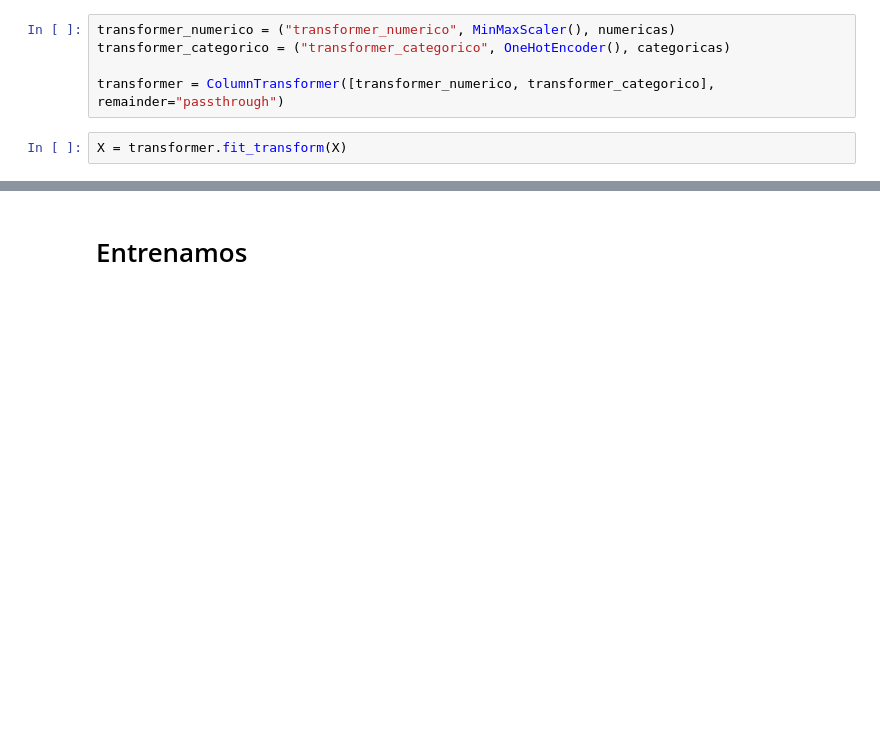
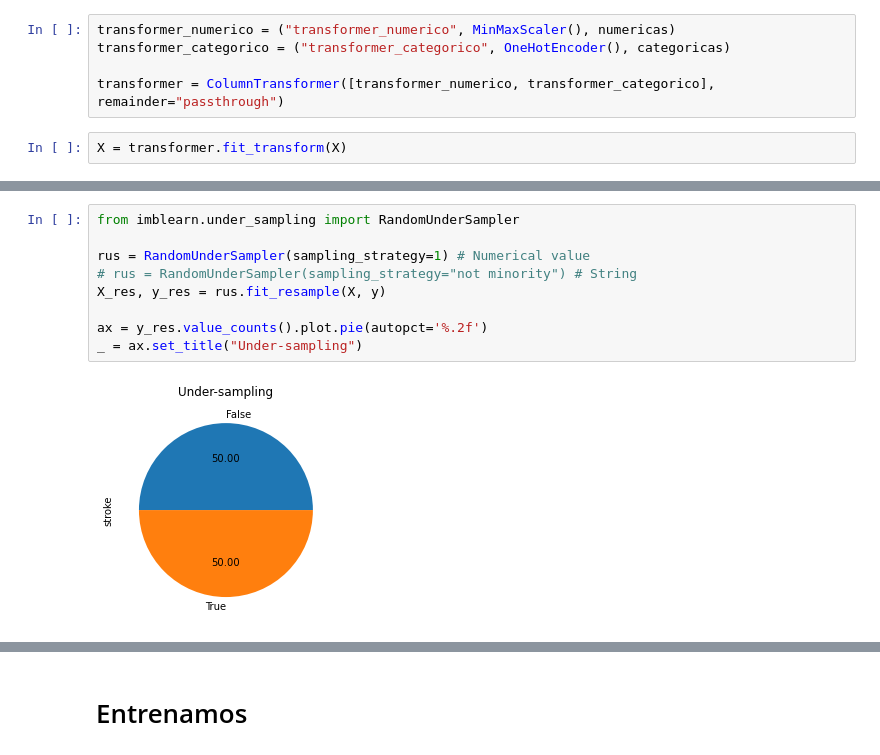
Before and after one commit to Factoria-F5-AI-Bootcamp-1-Edicion/Equipo-Corazon, a Jupyter notebook: Jupyter/stroke_ictus_dave.ipynb, the cells around one changed output, grey strips where cells are left out. Saved outputs shown, nothing was run; the diff lists cells and outputs as text; blank space fills up the shorter version.

```diff
--- a/Jupyter/stroke_ictus_dave.ipynb
+++ b/Jupyter/stroke_ictus_dave.ipynb
@@ -390,0 +426,11 @@ transformer.output_indices_
+# %%
+from imblearn.under_sampling import RandomUnderSampler
+
+rus = RandomUnderSampler(sampling_strategy=1) # Numerical value
+# rus = RandomUnderSampler(sampling_strategy="not minority") # String
+X_res, y_res = rus.fit_resample(X, y)
+
+ax = y_res.value_counts().plot.pie(autopct='%.2f')
+_ = ax.set_title("Under-sampling")
+# %% [output]
+[figure, added]
```
Also changed, not shown: parts of 12 cells of this notebook.
